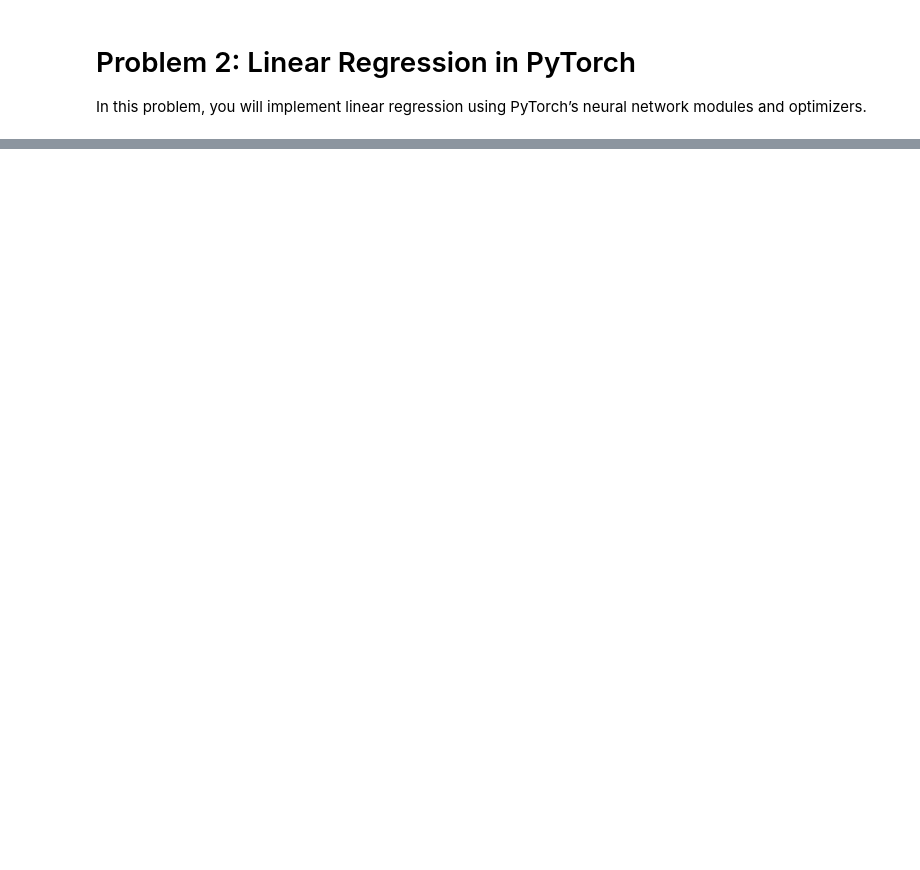
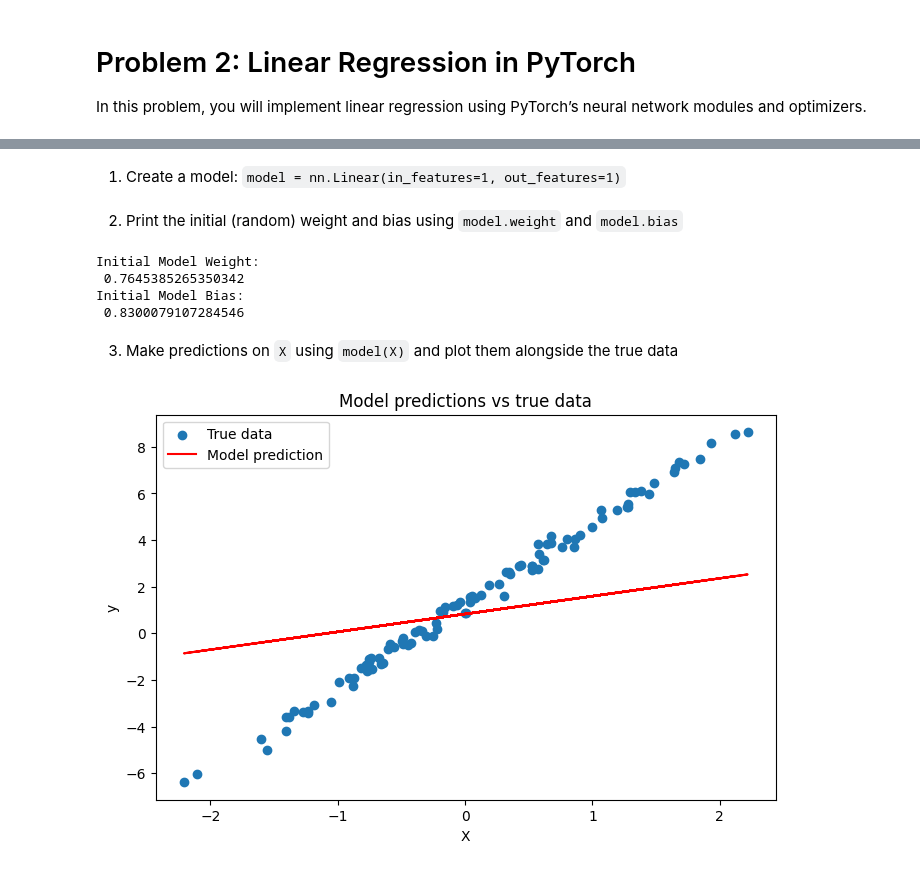
Before and after one commit to yfoxgit/ML-in-Economics, a Jupyter notebook: problemSets/d200_ps1_A2.ipynb, the cells around one changed output, grey strips where cells are left out. Cells and saved outputs as stored; diff of their text form; code cells hidden in the pictures; blank space fills up the shorter version.

```diff
--- a/problemSets/d200_ps1_A2.ipynb
+++ b/problemSets/d200_ps1_A2.ipynb
@@ -150,0 +175,40 @@ y = true_weight * X + true_bias + 0.3 * torch.randn(n_samples, 1)
+# %% [markdown]
+1.  Create a model: `model = nn.Linear(in_features=1, out_features=1)`
+# %%
+# 2.a.1
+torch.set_rng_state(rng_state) # to manage reproducibility
+model = nn.Linear(in_features=1, out_features=1)
+# %% [markdown]
+2.  Print the initial (random) weight and bias using `model.weight` and
+    `model.bias`
+# %%
+# 2.a.2
+print(f'Initial Model Weight: \n {model.weight.item()}')
+print(f'Initial Model Bias: \n {model.bias.item()}')
+# %% [output]
+Initial Model Weight:
+ 0.7645385265350342
+Initial Model Bias:
+ 0.8300079107284546
+# %% [markdown]
+3.  Make predictions on `X` using `model(X)` and plot them alongside the
+    true data
+# %%
+# 2.a.3
+# make predictions
+pred = model(X)
+pred_np = pred.detach().numpy()
+X_np = X.numpy()
+y_np = y.numpy()
+
+# plot predictions against true data
+plt.figure(figsize=(8, 5))
+plt.scatter(X_np, y_np, label='True data')
+plt.plot(X_np, pred_np, color='red', label='Model prediction')
+plt.xlabel('X')
+plt.ylabel('y')
+plt.legend()
+plt.title('Model predictions vs true data')
+plt.show()
+# %% [output]
+[figure, added]
```
Also changed, not shown: parts of 40 cells of this notebook, 8 other files.
